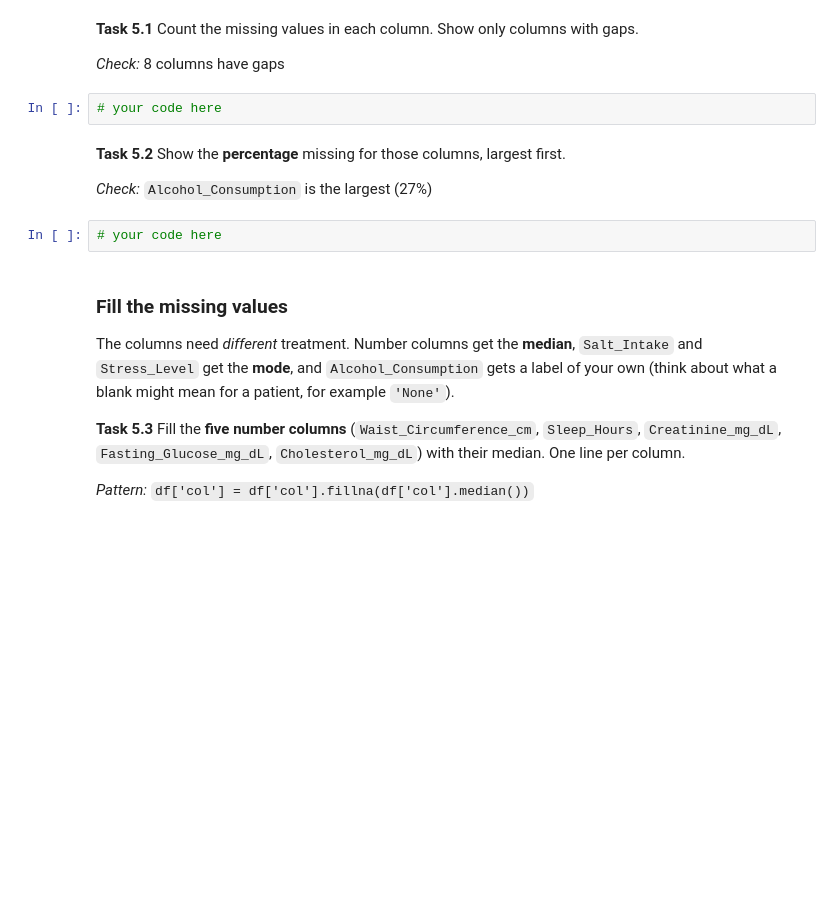
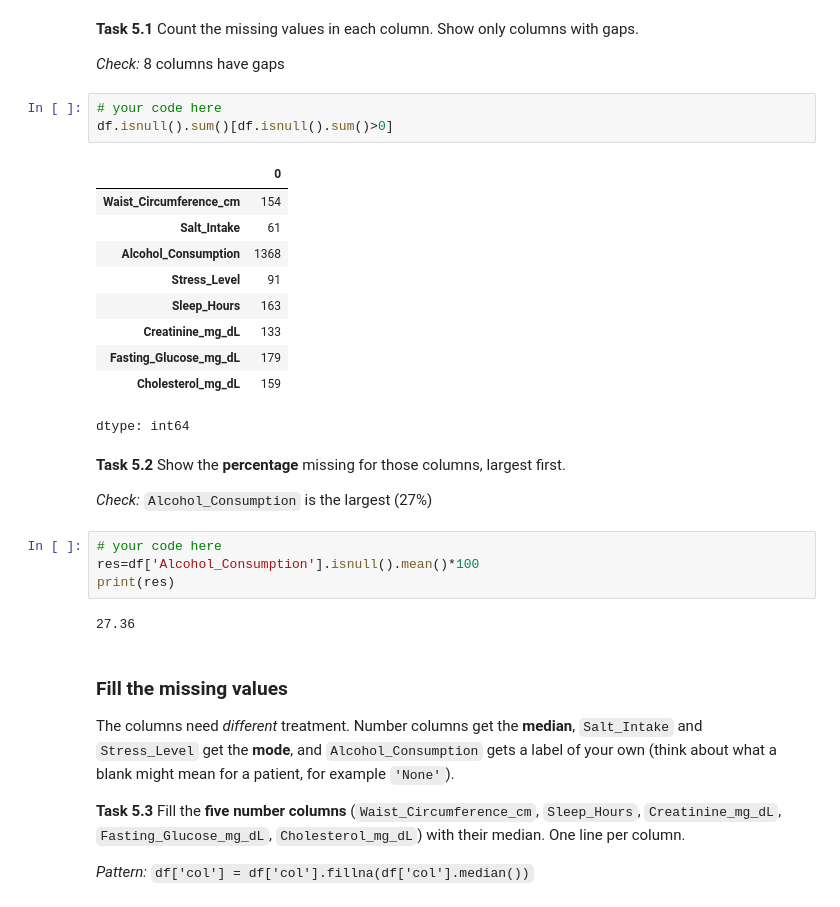
Before and after one commit to satya-siva/ProgrammingForDA_Assesment, a Jupyter notebook: Week5_Workshop_Pandas_Student.ipynb, the cells around one changed output. Saved outputs shown, nothing was run; the diff lists cells and outputs as text; blank space fills up the shorter version.

```diff
--- a/Week5_Workshop_Pandas_Student.ipynb
+++ b/Week5_Workshop_Pandas_Student.ipynb
@@ -393,12 +424,28 @@ iqr = ...
 *Check:* 8 columns have gaps
 # %%
 # your code here
+df.isnull().sum()[df.isnull().sum()>0]
+# %% [output]
+|  | 0 |
+| Waist_Circumference_cm | 154 |
+| Salt_Intake | 61 |
+| Alcohol_Consumption | 1368 |
+| Stress_Level | 91 |
+| Sleep_Hours | 163 |
+| Creatinine_mg_dL | 133 |
+| Fasting_Glucose_mg_dL | 179 |
+| Cholesterol_mg_dL | 159 |
+dtype: int64
 # %% [markdown]
 **Task 5.2** Show the **percentage** missing for those columns, largest first.
 
 *Check:* `Alcohol_Consumption` is the largest (27%)
 # %%
 # your code here
+res=df['Alcohol_Consumption'].isnull().mean()*100
+print(res)
+# %% [output]
+27.36
 # %% [markdown]
 ### Fill the missing values
 The columns need *different* treatment. Number columns get the **median**, `Salt_Intake` and `Stress_Level` get the **mode**, and `Alcohol_Consumption` gets a label of your own (think about what a blank might mean for a patient, for example `'None'`).
```
Also changed, not shown: parts of 10 cells of this notebook.
